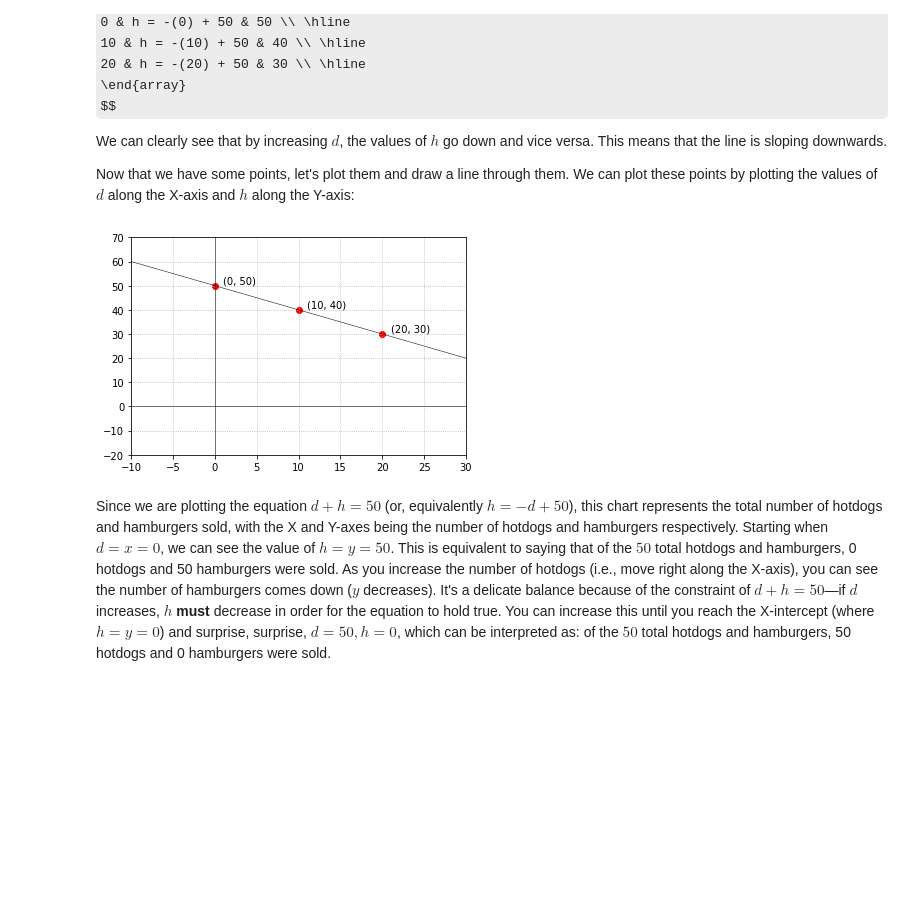
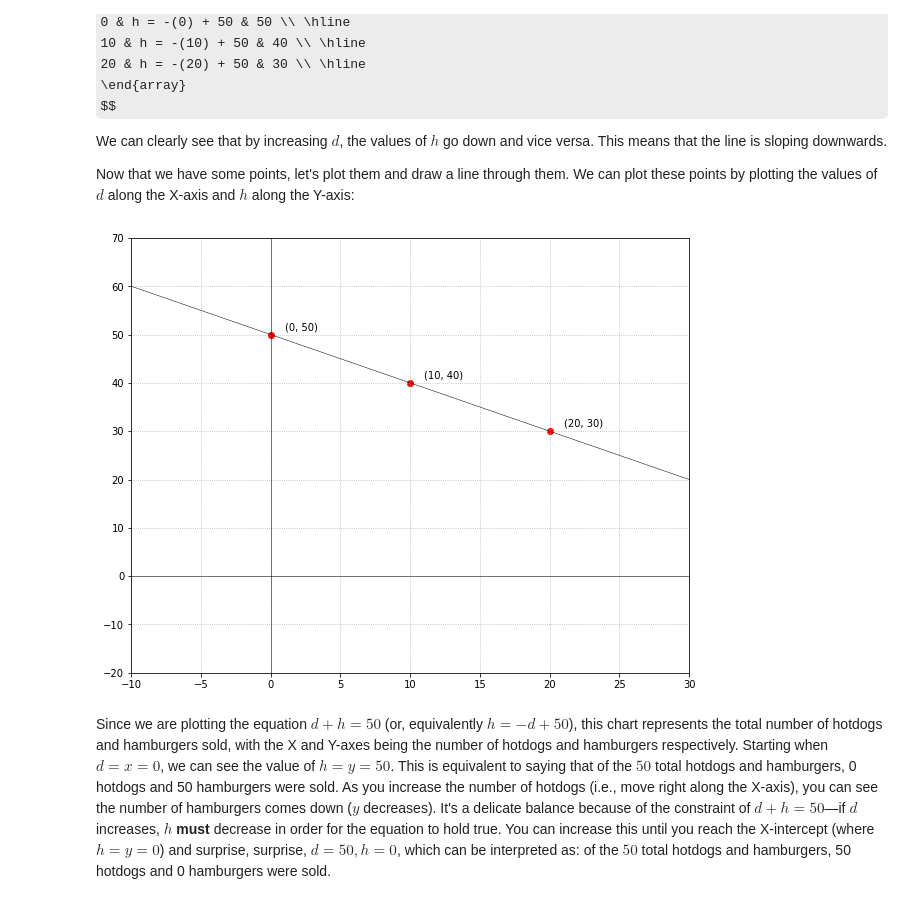
Before and after one commit to blparker/learn-linear-algebra, a Jupyter notebook: Linear_Systems.ipynb, the cells around one changed output. Saved outputs shown, nothing was run; the diff lists cells and outputs as text; code cells hidden in the pictures; some formulas as TeX source; blank space fills up the shorter version.

```diff
--- a/Linear_Systems.ipynb
+++ b/Linear_Systems.ipynb
@@ -80,21 +80,22 @@ We can clearly see that by increasing $d$, the values of $h$ go down and vice ve
 
 Now that we have some points, let's plot them and draw a line through them. We can plot these points by plotting the values of $d$ along the X-axis and $h$ along the Y-axis:
 # %%
+plt.figure(figsize=(10, 8))
 axis(xmin=-10, xmax=30, ymin=-20, ymax=70)
 axhline(y=0, color='k', linewidth=0.5)
 axvline(x=0, color='k', linewidth=0.5)
 plt.grid(linestyle='dotted')
 
 scatter([0, 10, 20], [50, 40, 30], color='red')
 plot([-10, 30], [60, 20], 'k-', lw=0.5)
 
 annotate('(0, 50)', xy=(0, 50), xytext=(1, 51), ha='left')
 annotate('(10, 40)', xy=(10, 40), xytext=(11, 41), ha='left')
 annotate('(20, 30)', xy=(21, 31), ha='left')
 
 show()
 # %% [output]
-[figure, old version]
+[figure, new version]
 # %% [markdown]
 Since we are plotting the equation $d + h = 50$ (or, equivalently $h = -d + 50$), this chart represents the total number of hotdogs and hamburgers sold, with the X and Y-axes being the number of hotdogs and hamburgers respectively. Starting when $d = x = 0$, we can see the value of $h = y = 50$. This is equivalent to saying that of the $50$ total hotdogs and hamburgers, 0 hotdogs and 50 hamburgers were sold. As you increase the number of hotdogs (i.e., move right along the X-axis), you can see the number of hamburgers comes down ($y$ decreases). It's a delicate balance because of the constraint of $d + h = 50$—if $d$ increases, $h$ **must** decrease in order for the equation to hold true. You can increase this until you reach the X-intercept (where $h = y = 0$) and surprise, surprise, $d = 50, h = 0$, which can be interpreted as: of the $50$ total hotdogs and hamburgers, 50 hotdogs and 0 hamburgers were sold.
 # %% [markdown]
```
Also changed, not shown: parts of 1 cell of this notebook.
